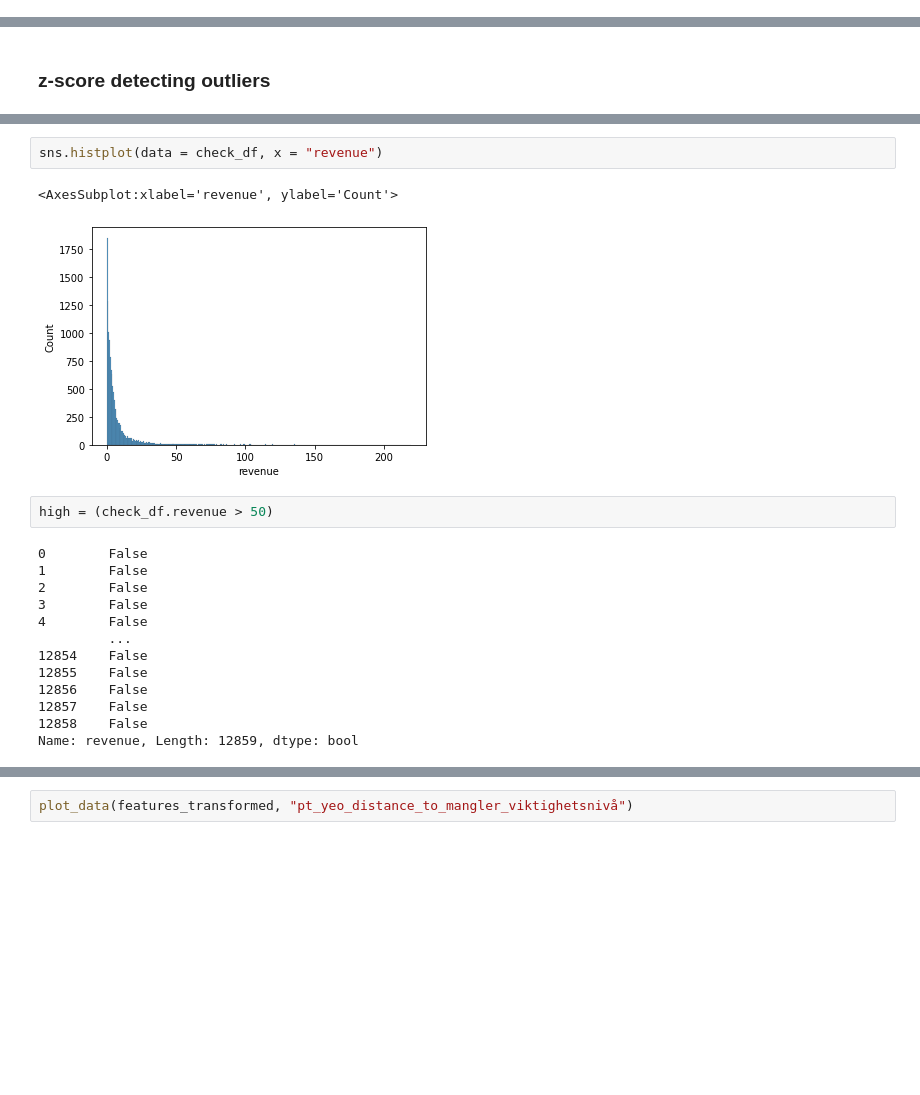
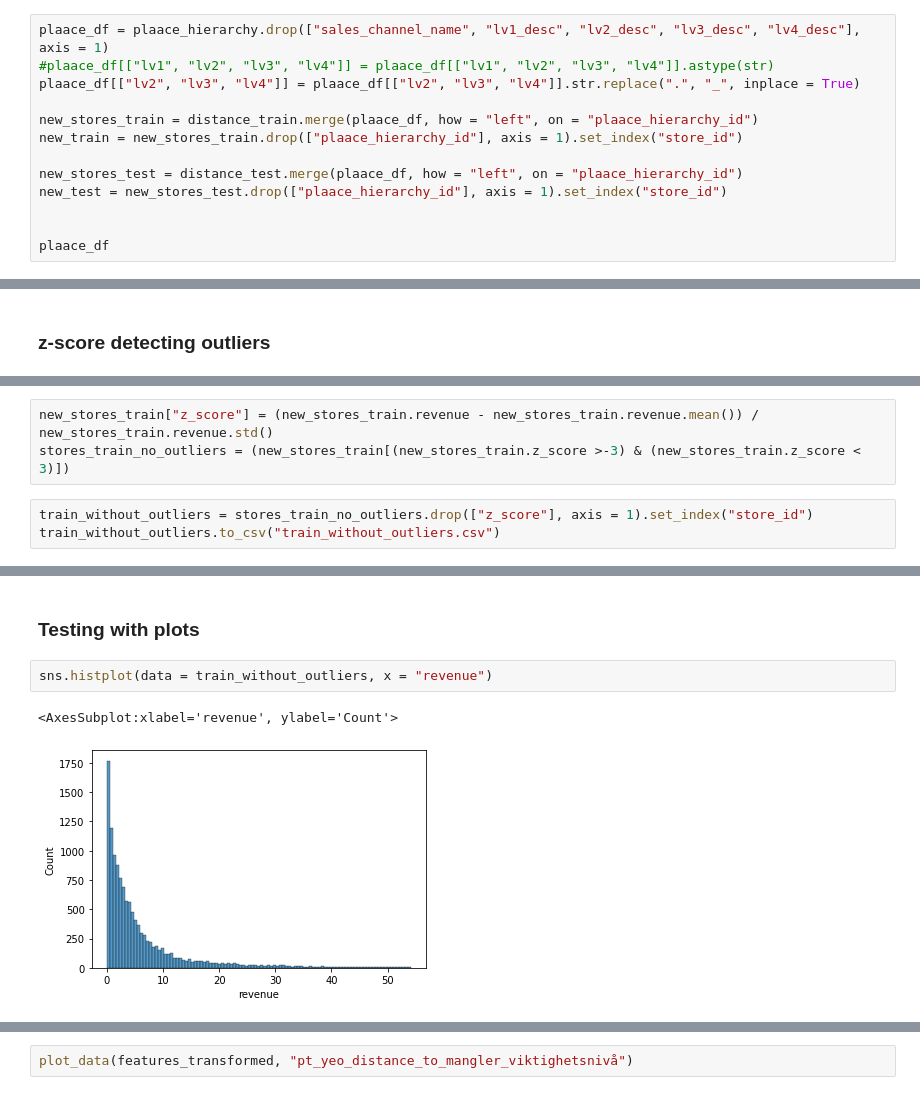
Before and after one commit to SimenQ/machine_learning, a Jupyter notebook: notebooks/Arash/scaling_transformation.ipynb, the cells around one changed output, grey strips where cells are left out. Drawn from its saved outputs; the diff is of its cells as text; blank space fills up the shorter version.

```diff
--- a/notebooks/Arash/scaling_transformation.ipynb
+++ b/notebooks/Arash/scaling_transformation.ipynb
@@ -130,0 +131,13 @@ new_stores_test[["lv1", "lv2", "lv3", "lv4"]] = new_stores_test["plaace_hierarch
+# %%
+plaace_df = plaace_hierarchy.drop(["sales_channel_name", "lv1_desc", "lv2_desc", "lv3_desc", "lv4_desc"], axis = 1)
+#plaace_df[["lv1", "lv2", "lv3", "lv4"]] = plaace_df[["lv1", "lv2", "lv3", "lv4"]].astype(str)
+plaace_df[["lv2", "lv3", "lv4"]] = plaace_df[["lv2", "lv3", "lv4"]].str.replace(".", "_", inplace = True)
+
+new_stores_train = distance_train.merge(plaace_df, how = "left", on = "plaace_hierarchy_id")
+new_train = new_stores_train.drop(["plaace_hierarchy_id"], axis = 1).set_index("store_id")
+
+new_stores_test = distance_test.merge(plaace_df, how = "left", on = "plaace_hierarchy_id")
+new_test = new_stores_test.drop(["plaace_hierarchy_id"], axis = 1).set_index("store_id")
+
+
+plaace_df
@@ -184,0 +189,6 @@ def robust_scaler(df_original, df_impuded):
+# %%
+new_stores_train["z_score"] = (new_stores_train.revenue - new_stores_train.revenue.mean()) / new_stores_train.revenue.std()
+stores_train_no_outliers = (new_stores_train[(new_stores_train.z_score >-3) & (new_stores_train.z_score < 3)])
+# %%
+train_without_outliers = stores_train_no_outliers.drop(["z_score"], axis = 1).set_index("store_id")
+train_without_outliers.to_csv("train_without_outliers.csv")
@@ -185,20 +212,7 @@ def robust_scaler(df_original, df_impuded):
+# %% [markdown]
+### Testing with plots
 # %%
-sns.histplot(data = check_df, x = "revenue")
+sns.histplot(data = train_without_outliers, x = "revenue")
 # %% [output]
 <AxesSubplot:xlabel='revenue', ylabel='Count'>
-[figure, old version]
+[figure, new version]
-# %%
-high = (check_df.revenue > 50)
-# %% [output]
-0        False
-1        False
-2        False
-3        False
-4        False
-         ...
-12854    False
-12855    False
-12856    False
-12857    False
-12858    False
-Name: revenue, Length: 12859, dtype: bool
```
Also changed, not shown: parts of 20 cells of this notebook, 8 other files.
